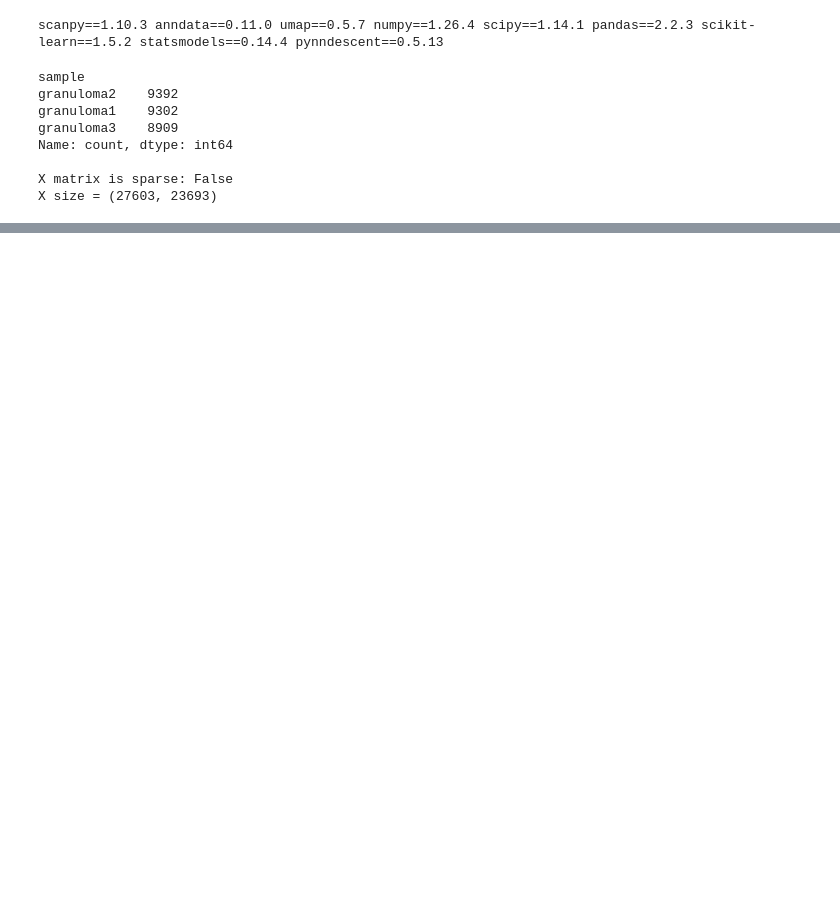
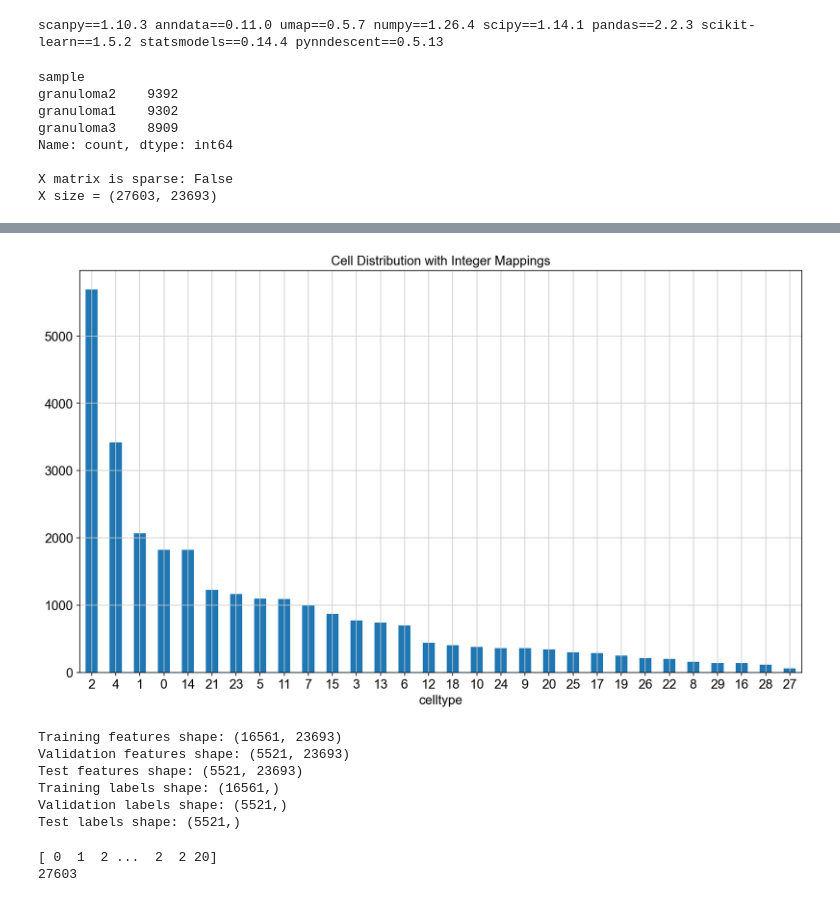
Before and after one commit to senseibence/McKinnon-Rosati-Laboratory, a Jupyter notebook: Project 1/autoencoder.ipynb, the cells around one changed output, grey strips where cells are left out. Drawn from its saved outputs; the diff is of its cells as text; code cells hidden in the pictures; blank space fills up the shorter version.

Commit message:
ready for training

```diff
--- a/Project 1/autoencoder.ipynb
+++ b/Project 1/autoencoder.ipynb
@@ -48,0 +255,48 @@ X size = (27603, 23693)
+# %%
+# cell distribution with int mappings (easy to see)
+y = adata.obs['celltype']
+plt.figure(figsize=(14, 8))
+plt.title('Cell Distribution with Integer Mappings')
+y.value_counts().plot(kind='bar', rot=0)
+plt.show()
+# %% [output]
+[figure, added]
+# %%
+# Extract gene expression values (X) and cell types (y) from the adata object
+# If adata.X is already a numpy array, just use it directly
+
+X = adata.X  # No need for .toarray() if it's already a numpy array
+y = adata.obs['celltype'].values  # Extract the cell types as a numpy array
+
+train_features, test_features, train_labels, test_labels = train_test_split(X, y, test_size = 0.2, random_state=42)
+train_features, val_features, train_labels, val_labels = train_test_split(train_features, train_labels, test_size = 0.25, random_state=42)
+
+train_features = np.array(train_features)
+test_features = np.array(test_features)
+val_features = np.array(val_features)
+
+train_labels = np.array(train_labels)
+test_labels = np.array(test_labels)
+val_labels = np.array(val_labels)
+
+# Print the shape of the training and testing sets
+print('Training features shape:', train_features.shape)
+print('Validation features shape:', val_features.shape)
+print('Test features shape:', test_features.shape)
+
+print('Training labels shape:', train_labels.shape)
+print('Validation labels shape:', val_labels.shape)
+print('Test labels shape:', test_labels.shape)
+# %% [output]
+Training features shape: (16561, 23693)
+Validation features shape: (5521, 23693)
+Test features shape: (5521, 23693)
+Training labels shape: (16561,)
+Validation labels shape: (5521,)
+Test labels shape: (5521,)
+# %%
+print(y)
+print(len(y))
+# %% [output]
+[ 0  1  2 ...  2  2 20]
+27603
```
Also changed, not shown: parts of 19 cells of this notebook.
